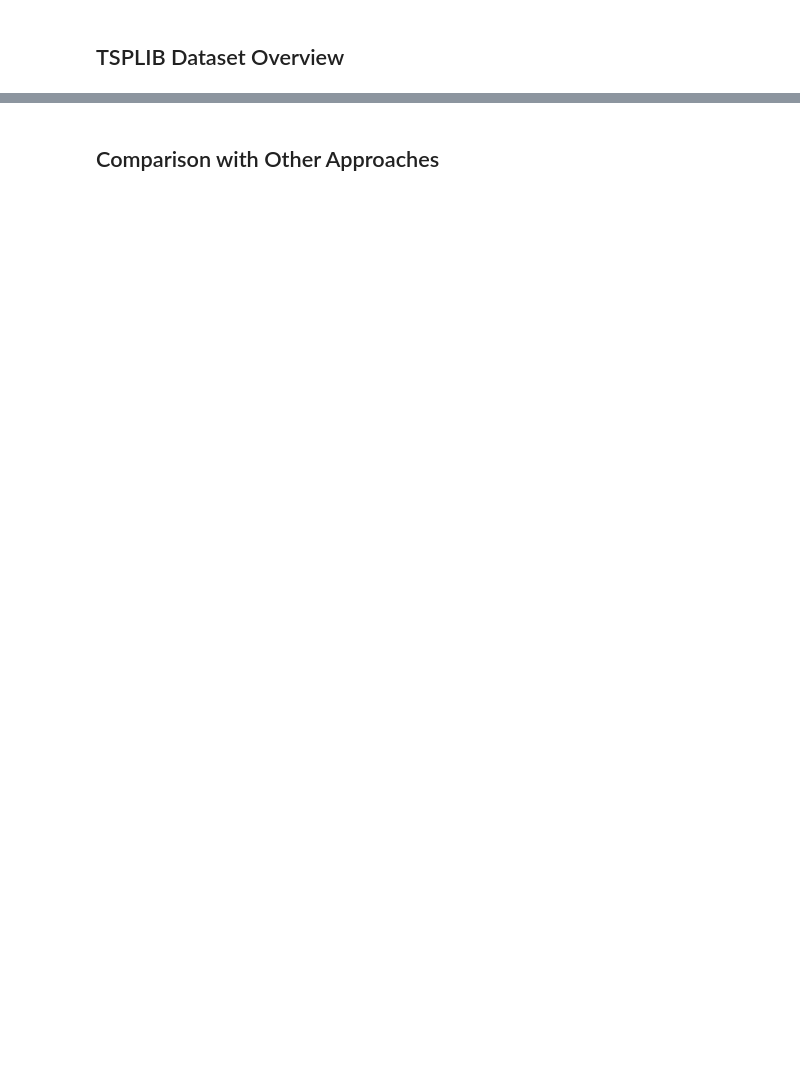
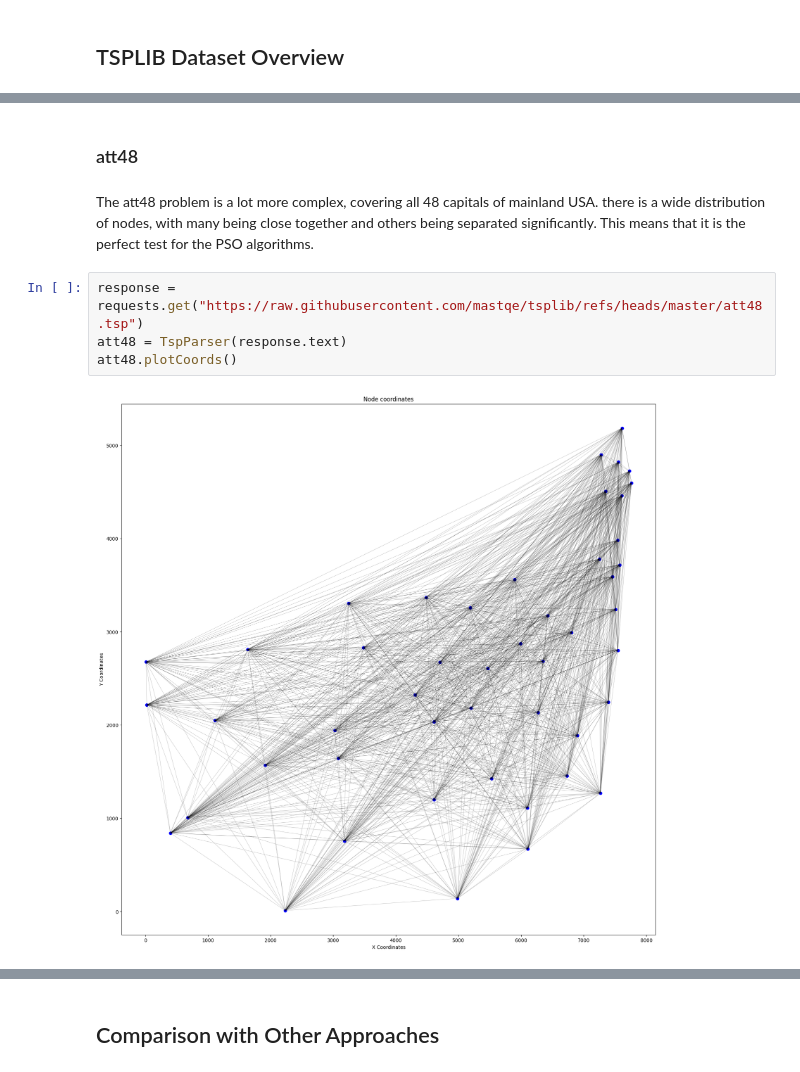
Before and after one commit to arjy143/Solving-TSP-using-particle-swarm-optimisation, a Jupyter notebook: Deliverable.ipynb, the cells around one changed output, grey strips where cells are left out. Saved outputs shown, nothing was run; the diff lists cells and outputs as text; blank space fills up the shorter version.

```diff
--- a/Deliverable.ipynb
+++ b/Deliverable.ipynb
@@ -46,0 +160,10 @@ go over dataset, parsing, visualising some instances, explaining why we will use
+# %% [markdown]
+### att48
+# %% [markdown]
+The att48 problem is a lot more complex, covering all 48 capitals of mainland USA. there is a wide distribution of nodes, with many being close together and others being separated significantly. This means that it is the perfect test for the PSO algorithms.
+# %%
+response = requests.get("https://raw.githubusercontent.com/mastqe/tsplib/refs/heads/master/att48.tsp")
+att48 = TspParser(response.text)
+att48.plotCoords()
+# %% [output]
+[figure, added]
```
Also changed, not shown: parts of 15 cells of this notebook, 1 other file.
